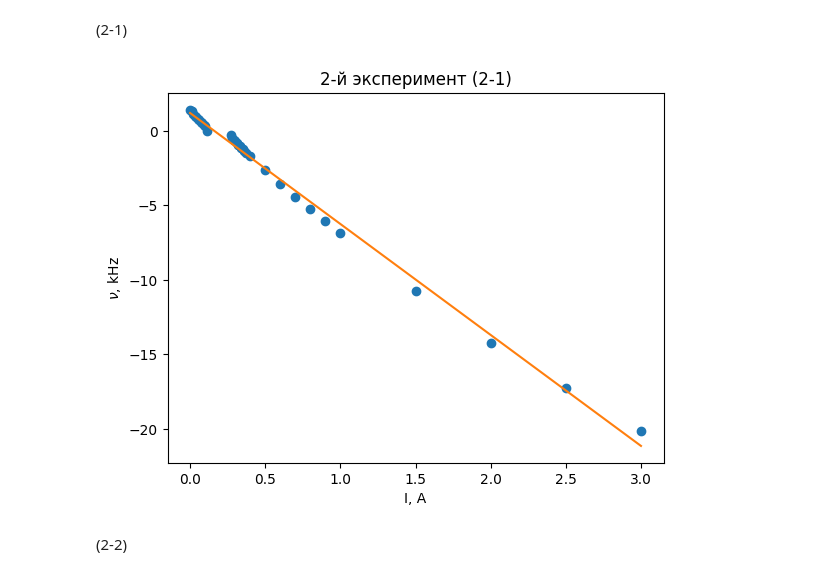
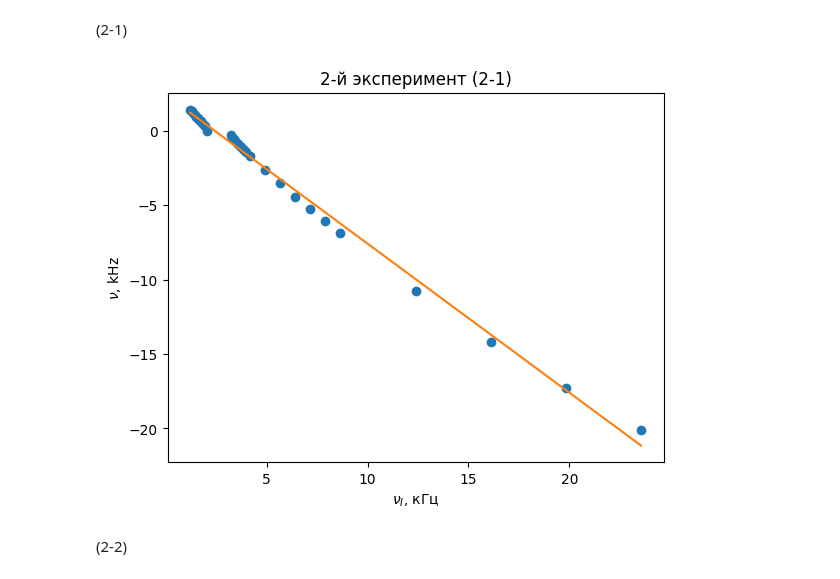
Before and after one commit to MikhailGovgolenko/Multiple-choice-question, a Jupyter notebook: calc.ipynb, the cells around one changed output. Cells and saved outputs as stored; diff of their text form; code cells hidden in the pictures.

```diff
--- a/calc.ipynb
+++ b/calc.ipynb
@@ -28,29 +28,29 @@ $\lambda=633$ нм
 # %%
 import numpy as np
 import matplotlib.pyplot as plt
 
 data = np.loadtxt("data/exp2-1.csv", delimiter=",", skiprows=1)
 
 I = data[:, 0]
 nu = data[:, 1]
 
 # аппроксимация прямой
 a, b = np.polyfit(I, nu, 1)
 
 # значения для линии
 I_fit = np.linspace(I.min(), I.max(), 200)
 nu_fit = a * I_fit + b
 
 plt.title("2-й эксперимент (2-1)")
-plt.plot(I, nu, marker='o', linestyle='')
-plt.plot(I_fit, nu_fit, '-', label=f"$\\nu = {a:.3f} I + {b:.3f}$")
-plt.xlabel("I, A")
+plt.plot(-a * I + b, nu, marker='o', linestyle='')
+plt.plot(-a * I_fit + b, nu_fit, '-', label=f"$\\nu = {a:.3f} I + {b:.3f}$")
+plt.xlabel(r"$\nu_I$, кГц")
 plt.ylabel(r"$\nu$, kHz")
 
 
 plt.show()
 # %% [output]
-[figure, old version]
+[figure, new version]
 # %% [markdown]
 (2-2)
 # %%
```
Also changed, not shown: parts of 1 cell of this notebook, 5 other files.
